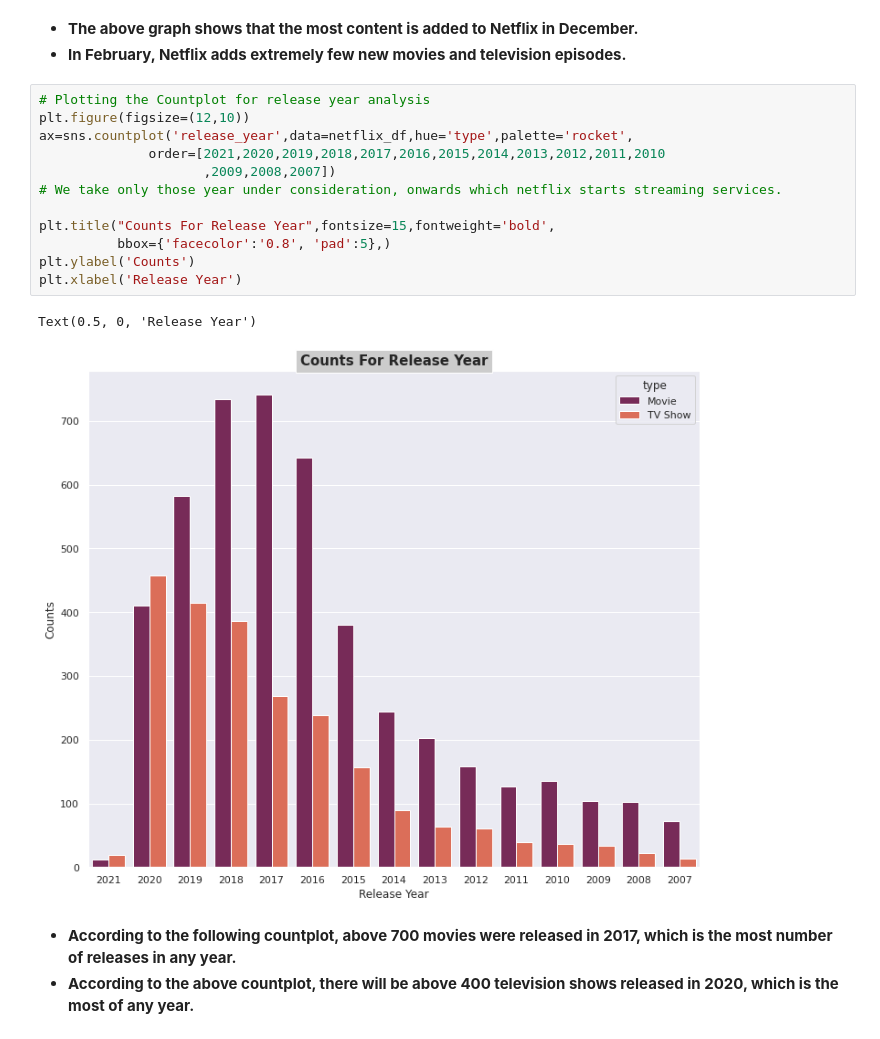
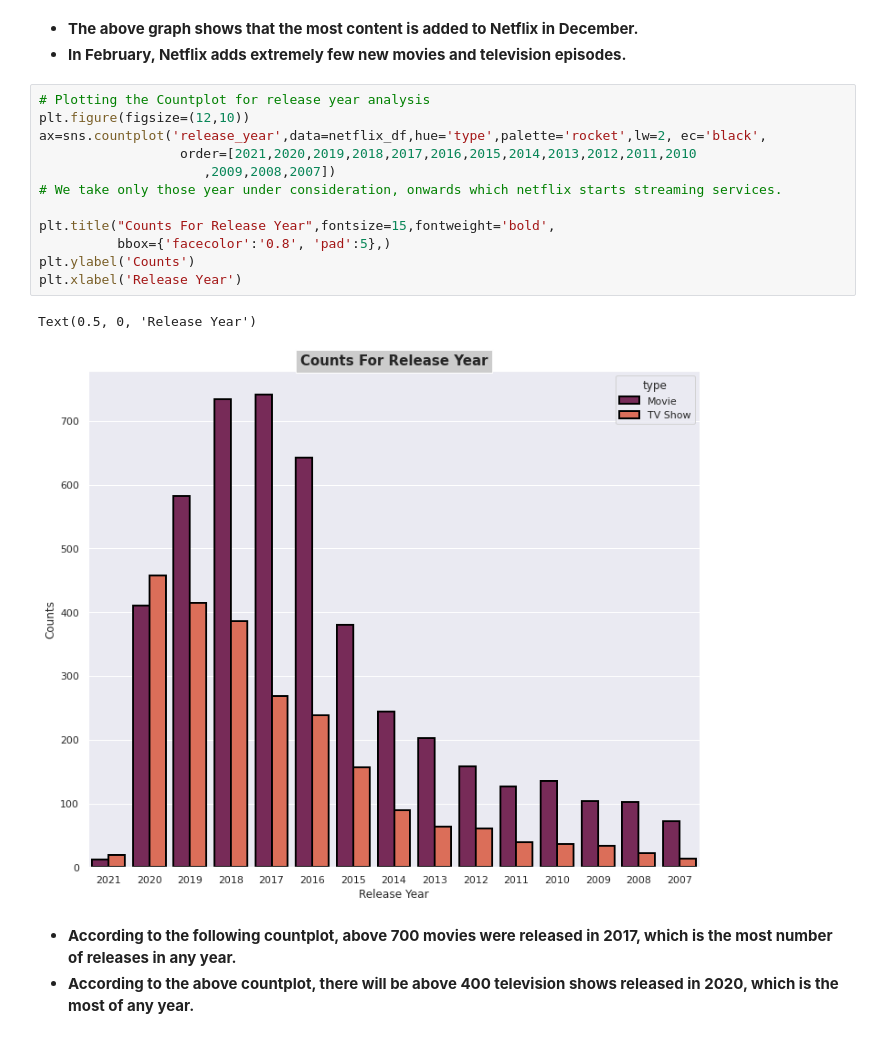
Before and after one commit to praveenbejo95/Netflix-Movies-and-TV-shows-Clustering, a Jupyter notebook: NETFLIX_MOVIES_AND_TV_SHOWS_CLUSTERING.ipynb, the cells around one changed output. Drawn from its saved outputs; the diff is of its cells as text.

```diff
--- a/NETFLIX_MOVIES_AND_TV_SHOWS_CLUSTERING.ipynb
+++ b/NETFLIX_MOVIES_AND_TV_SHOWS_CLUSTERING.ipynb
@@ -562,18 +570,18 @@ plt.show()
 # %%
 # Plotting the Countplot for release year analysis
 plt.figure(figsize=(12,10))
-ax=sns.countplot('release_year',data=netflix_df,hue='type',palette='rocket',
-              order=[2021,2020,2019,2018,2017,2016,2015,2014,2013,2012,2011,2010
+ax=sns.countplot('release_year',data=netflix_df,hue='type',palette='rocket',lw=2, ec='black',
+                  order=[2021,2020,2019,2018,2017,2016,2015,2014,2013,2012,2011,2010
                      ,2009,2008,2007])
 # We take only those year under consideration, onwards which netflix starts streaming services.
 
 plt.title("Counts For Release Year",fontsize=15,fontweight='bold',
           bbox={'facecolor':'0.8', 'pad':5},)
 plt.ylabel('Counts')
 plt.xlabel('Release Year')
 # %% [output]
 Text(0.5, 0, 'Release Year')
-[figure, old version]
+[figure, new version]
 # %% [markdown]
 * **According to the following countplot, above 700 movies were released in 2017, which is the most number of releases in any year.**
 * **According to the above countplot, there will be above 400 television shows released in 2020, which is the most of any year.**
```
Also changed, not shown: parts of 35 cells of this notebook.
